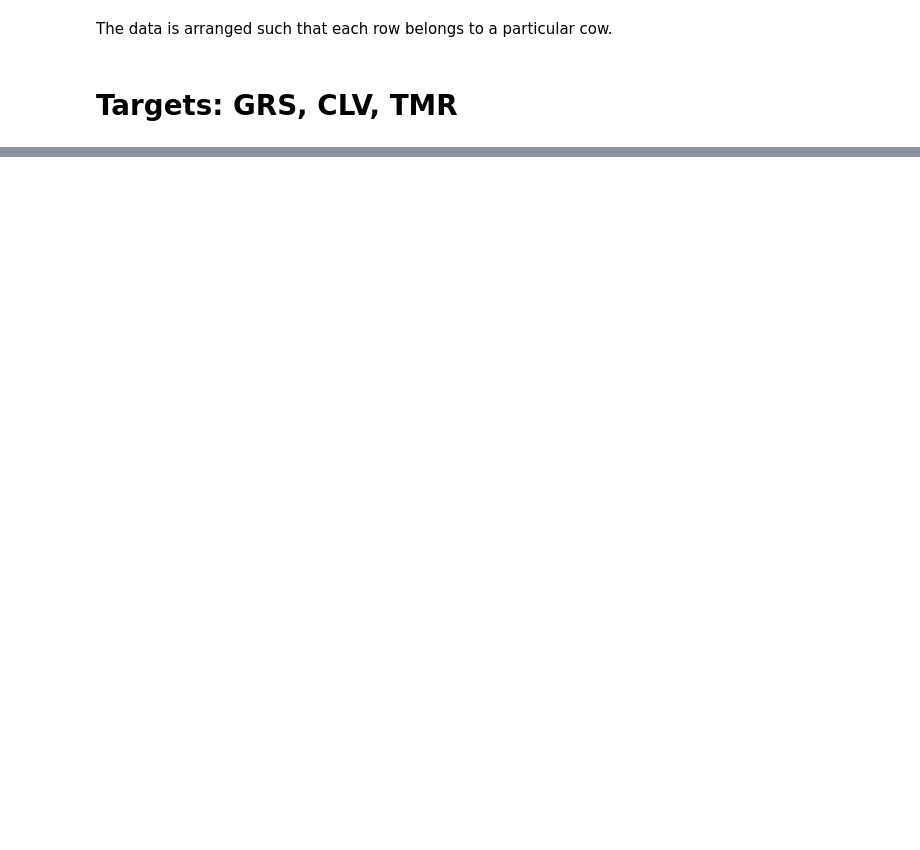
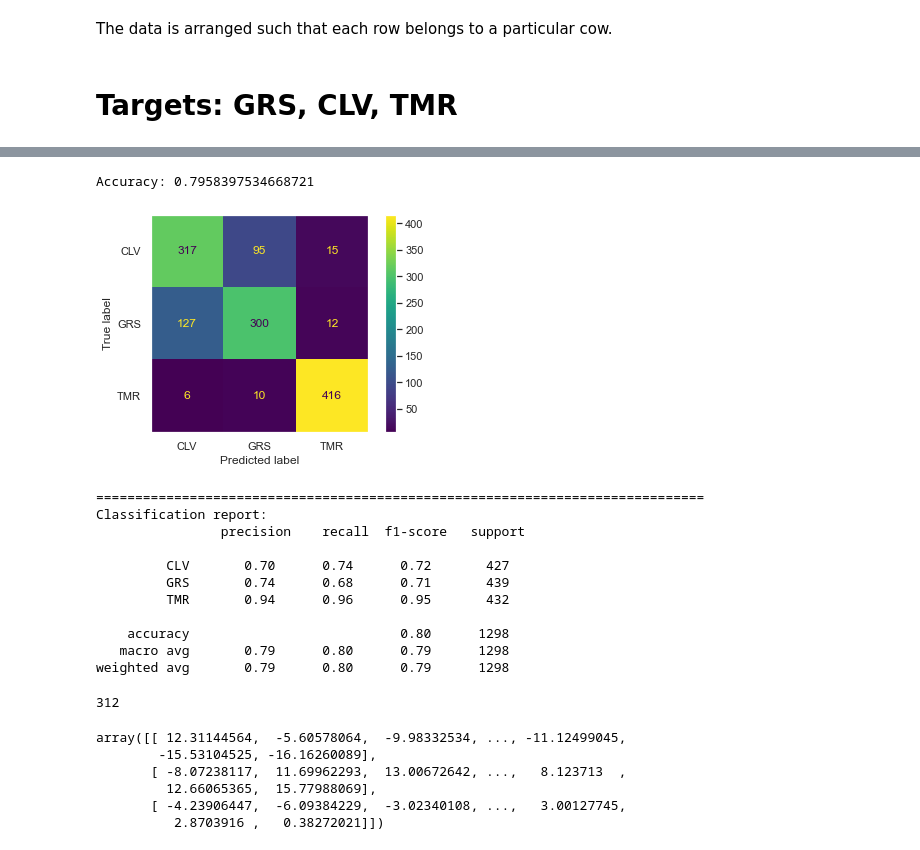
Before and after one commit to mlgig/vistamilk_diet_challenge, a Jupyter notebook: notebooks/08042022-MLGIGTeam-tabular-models-Georgiana-notebook.ipynb, the cells around one changed output, grey strips where cells are left out. Drawn from its saved outputs; the diff is of its cells as text; code cells hidden in the pictures; blank space fills up the shorter version.

```diff
--- a/notebooks/08042022-MLGIGTeam-tabular-models-Georgiana-notebook.ipynb
+++ b/notebooks/08042022-MLGIGTeam-tabular-models-Georgiana-notebook.ipynb
@@ -475,0 +447,23 @@ After comparing several algo with 3-fold cv:
+# %%
+clf = Pipeline([
+  ('feature_selection', SelectFromModel(RidgeClassifierCV(alphas=np.logspace(-5, 5, 10), normalize=True))),
+  ('classification', LinearDiscriminantAnalysis())
+])
+clf.fit(X_train, y_train)
+y_pred = clf.predict(X_test)
+predict_eval(clf, X_test, y_test, y_pred)
+printMetrics(y_test, y_pred)
+# %% [output]
+Accuracy: 0.7958397534668721
+[figure, added]
+==============================================================================
+Classification report:
+                precision    recall  f1-score   support
+
+         CLV       0.70      0.74      0.72       427
+         GRS       0.74      0.68      0.71       439
+         TMR       0.94      0.96      0.95       432
+
+    accuracy                           0.80      1298
+   macro avg       0.79      0.80      0.79      1298
+weighted avg       0.79      0.80      0.79      1298
@@ -475,0 +490,17 @@ After comparing several algo with 3-fold cv:
+# %%
+selector = SelectFromModel(estimator=RidgeClassifierCV(alphas=np.logspace(-5, 5, 10), normalize=True)).fit(X_train, y_train)
+#selector.estimator_.coef_
+selector.threshold_
+selector.get_support().sum()
+#selector.get_support()
+# %% [output]
+312
+# %%
+selector.estimator_.coef_
+# %% [output]
+array([[ 12.31144564,  -5.60578064,  -9.98332534, ..., -11.12499045,
+        -15.53104525, -16.16260089],
+       [ -8.07238117,  11.69962293,  13.00672642, ...,   8.123713  ,
+         12.66065365,  15.77988069],
+       [ -4.23906447,  -6.09384229,  -3.02340108, ...,   3.00127745,
+          2.8703916 ,   0.38272021]])
```
Also changed, not shown: parts of 54 cells of this notebook.
